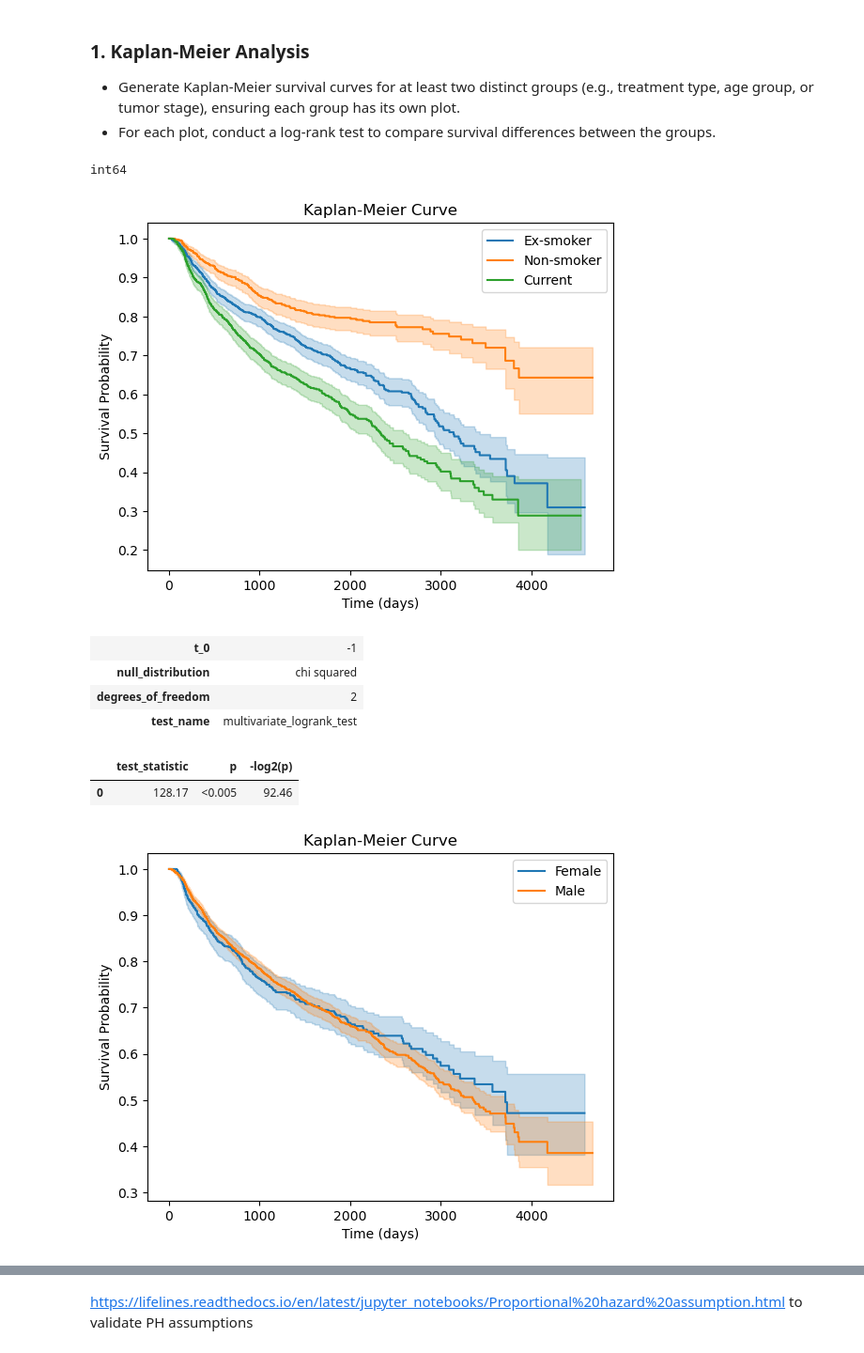
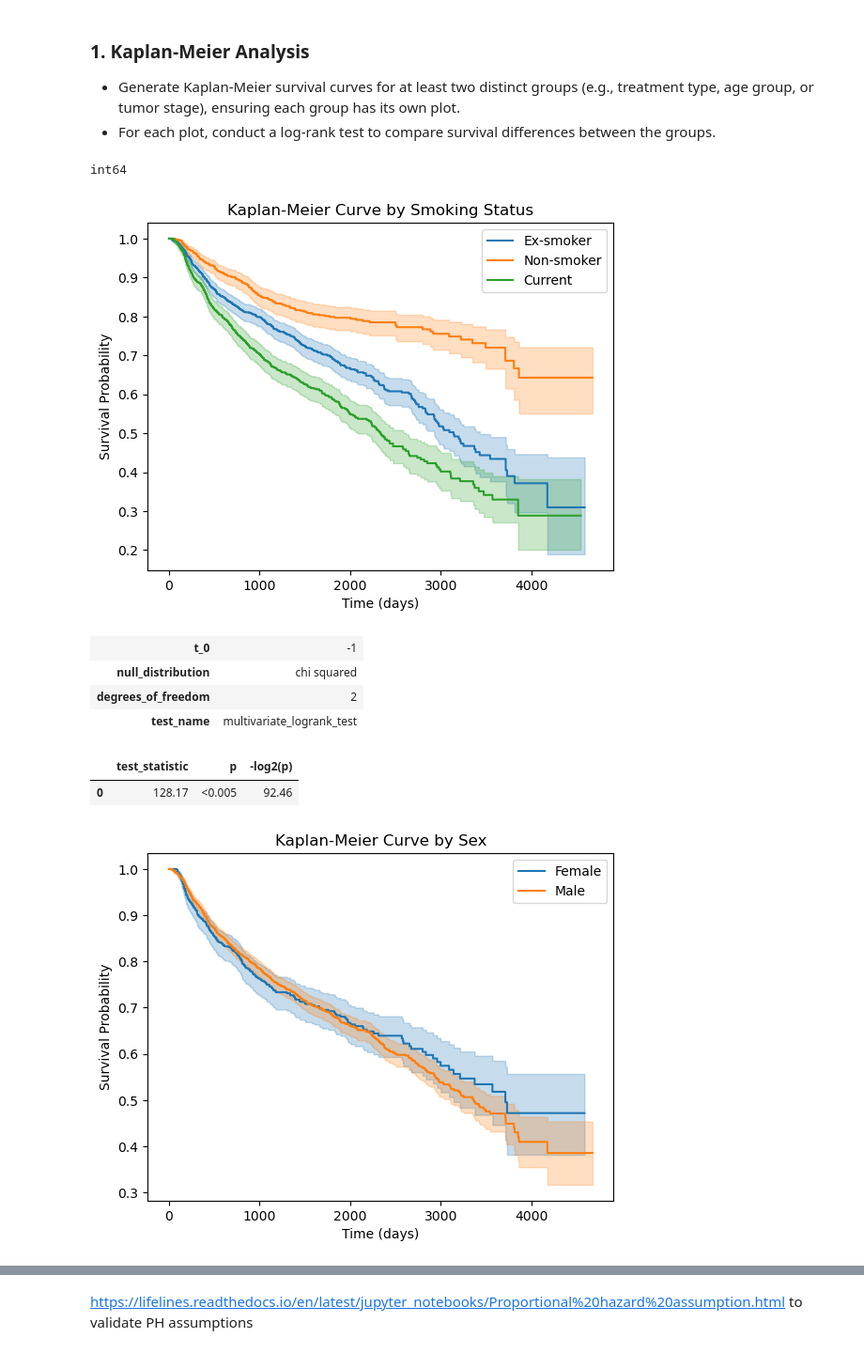
Before and after one commit to txx99/ML-AI, a Jupyter notebook: Assignment4/Scripts/main.ipynb, the cells around one changed output, grey strips where cells are left out. Shown at 94% size. Cells and saved outputs as stored; diff of their text form; code cells hidden in the pictures.

```diff
--- a/Assignment4/Scripts/main.ipynb
+++ b/Assignment4/Scripts/main.ipynb
@@ -20,12 +20,12 @@ from lifelines import KaplanMeierFitter
 from lifelines.statistics import multivariate_logrank_test, logrank_test
 
 # Load the dataset
-data1 = pd.read_excel('../Data/RADCURE_Clinical_v04_20241219.xlsx', engine='openpyxl')
+data1 = pd.read_excel('../Data/RADCURE_Clinical_v04_20241219.xlsx', engine='openpyxl') #openpyxl library for excel files
 data=data1.copy()
 
 #OneHot enconding of status? --> doesnt change anything
 data["Status"] = np.where(data["Status"]=="Dead", 1, 0)
-# adjust time
+# adjust time; 'Last FU' and 'RT Start' cols already in datetime format
 data['time'] = (data['Last FU'] - data['RT Start']).dt.days
 print(data['time'].dtype)
 
@@ -36,13 +36,15 @@ kmf = KaplanMeierFitter()
 smoker_data = data[data['Smoking Status'] != 'unknown']
 for group in smoker_data['Smoking Status'].unique():
     mask = smoker_data['Smoking Status'] == group # rows where Smoking Status == group being examined
+    # mask returns as True False arrays --> use via indexing
+    # .fit(time_col, event_col)
     kmf.fit(smoker_data[mask]['time'], event_observed=smoker_data[mask]['Status'], label=str(group))
     kmf.plot_survival_function() #intuitive and lots of built in funxality, .print_saummary()
 # if we want to stratify by a particular feature, just fit 2 separate objects
-# 'starify' == looking at survival as function of this variable
+# 'stratify': looking at survival as function of this variable
 
 # Plot the Kaplan-Meier curve
-plt.title('Kaplan-Meier Curve')
+plt.title('Kaplan-Meier Curve by Smoking Status')
 plt.xlabel('Time (days)')
 plt.ylabel('Survival Probability')
 plt.show()
@@ -61,7 +63,7 @@ for group in data['Sex'].unique():
     mask = data['Sex'] == group # rows where Sex == group being examined
     kmf.fit(data[mask]['time'], event_observed=data[mask]['Status'], label=str(group))
     kmf.plot_survival_function()
-plt.title('Kaplan-Meier Curve')
+plt.title('Kaplan-Meier Curve by Sex')
 plt.xlabel('Time (days)')
 plt.ylabel('Survival Probability')
 plt.show()
@@ -73,42 +75,42 @@ results = logrank_test(
     data[Males]['time'], data[Females]['time'],
     event_observed_A=data[Males]['Status'],
     event_observed_B=data[Females]['Status']
 )
 
 results.print_summary()
 
 
 
 
 for group in data['Chemo'].unique():
     mask = data['Chemo'] == group # rows where Sex == group being examined
     kmf.fit(data[mask]['time'], event_observed=data[mask]['Status'], label=str(group))
     kmf.plot_survival_function()
-plt.title('Kaplan-Meier Curve')
+plt.title('Kaplan-Meier Curve by Chemo Treatment')
 plt.xlabel('Time (days)')
 plt.ylabel('Survival Probability')
 plt.show()
 
 # log rank test, 2 variables:
 Males = data['Chemo'] == 'none'
 Females = data['Chemo'] == 'Yes'
 results = logrank_test(
     data[Males]['time'], data[Females]['time'],
     event_observed_A=data[Males]['Status'],
     event_observed_B=data[Females]['Status']
 )
 
 results.print_summary()
 # %% [output]
 int64
-[figure, old version]
+[figure, new version]
 | t_0 | -1 |
 | null_distribution | chi squared |
 | degrees_of_freedom | 2 |
 | test_name | multivariate_logrank_test |
 |  | test_statistic | p | -log2(p) |
 | 0 | 128.17 | <0.005 | 92.46 |
-[figure, old version]
+[figure, new version]
 | t_0 | -1 |
 | null_distribution | chi squared |
 | degrees_of_freedom | 1 |
```
Also changed, not shown: parts of 4 cells of this notebook, 4 other files.
